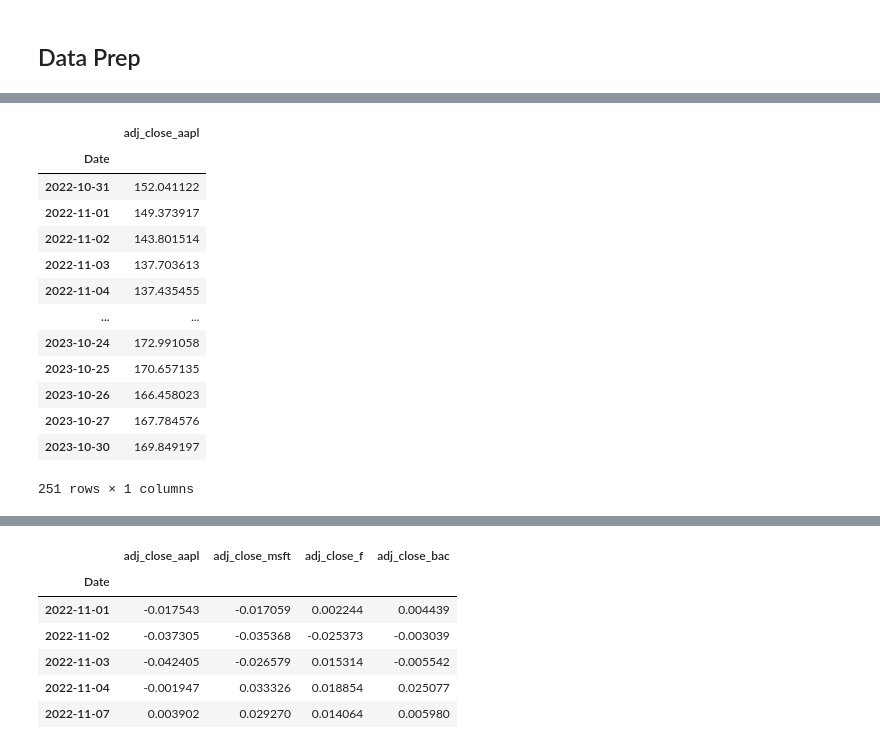
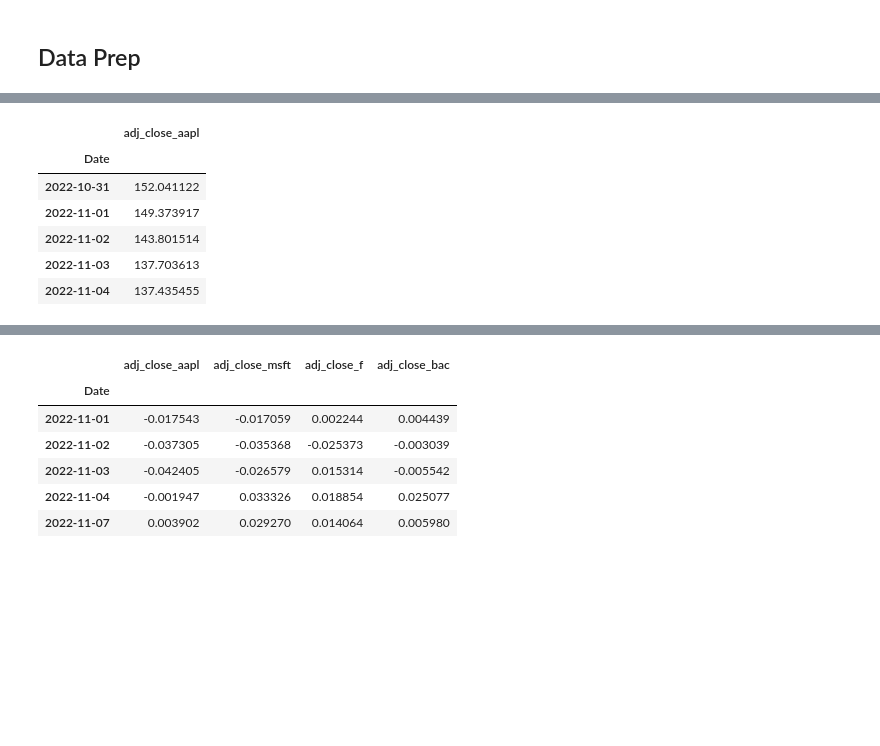
Before and after one commit to kilowiski/risk-analysis-mirror, a Jupyter notebook: var.ipynb, the cells around one changed output, grey strips where cells are left out. Saved outputs shown, nothing was run; the diff lists cells and outputs as text; code cells hidden in the pictures; blank space fills up the shorter version.

```diff
--- a/var.ipynb
+++ b/var.ipynb
@@ -66,22 +48,15 @@ msft_raw.rename(columns={"Adj Close": "adj_close_msft"}, inplace=True)
 f_raw.rename(columns={"Adj Close": "adj_close_f"}, inplace=True)
 bac_raw.rename(columns={"Adj Close": "adj_close_bac"}, inplace=True)
 # %%
-aapl_raw
+aapl_raw.head()
 # %% [output]
 |  | adj_close_aapl |
 | Date |  |
 | 2022-10-31 | 152.041122 |
 | 2022-11-01 | 149.373917 |
 | 2022-11-02 | 143.801514 |
 | 2022-11-03 | 137.703613 |
 | 2022-11-04 | 137.435455 |
-| ... | ... |
-| 2023-10-24 | 172.991058 |
-| 2023-10-25 | 170.657135 |
-| 2023-10-26 | 166.458023 |
-| 2023-10-27 | 167.784576 |
-| 2023-10-30 | 169.849197 |
-251 rows × 1 columns
 # %%
 aapl_diff = aapl_raw.pct_change()
 msft_diff = msft_raw.pct_change()
```
Also changed, not shown: parts of 51 cells of this notebook.
